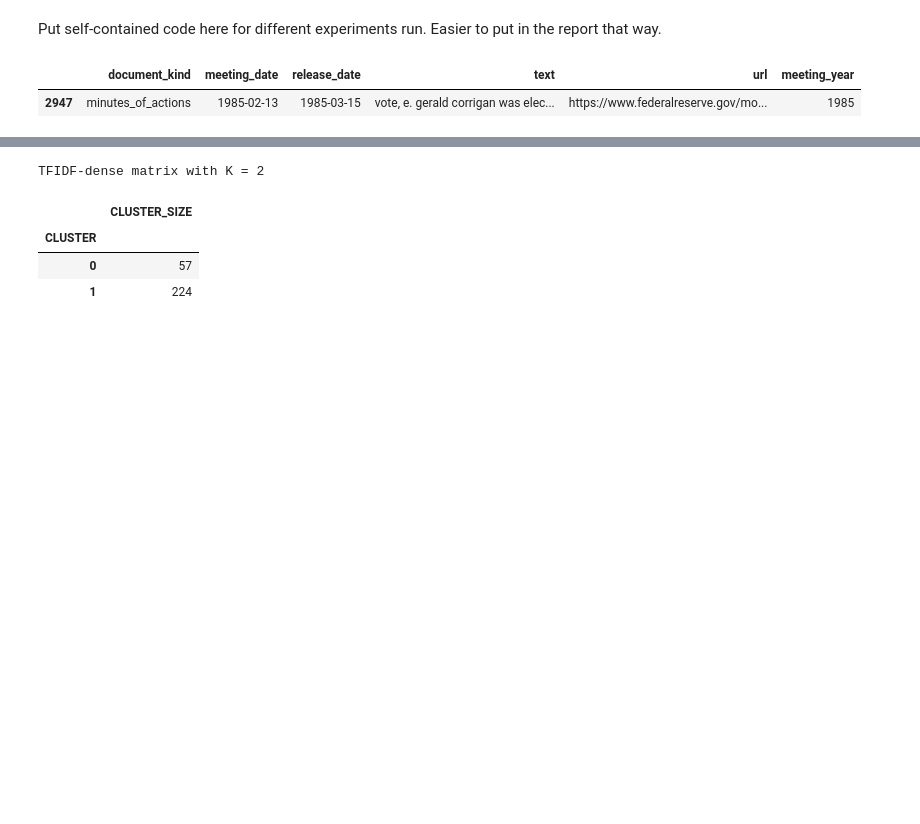
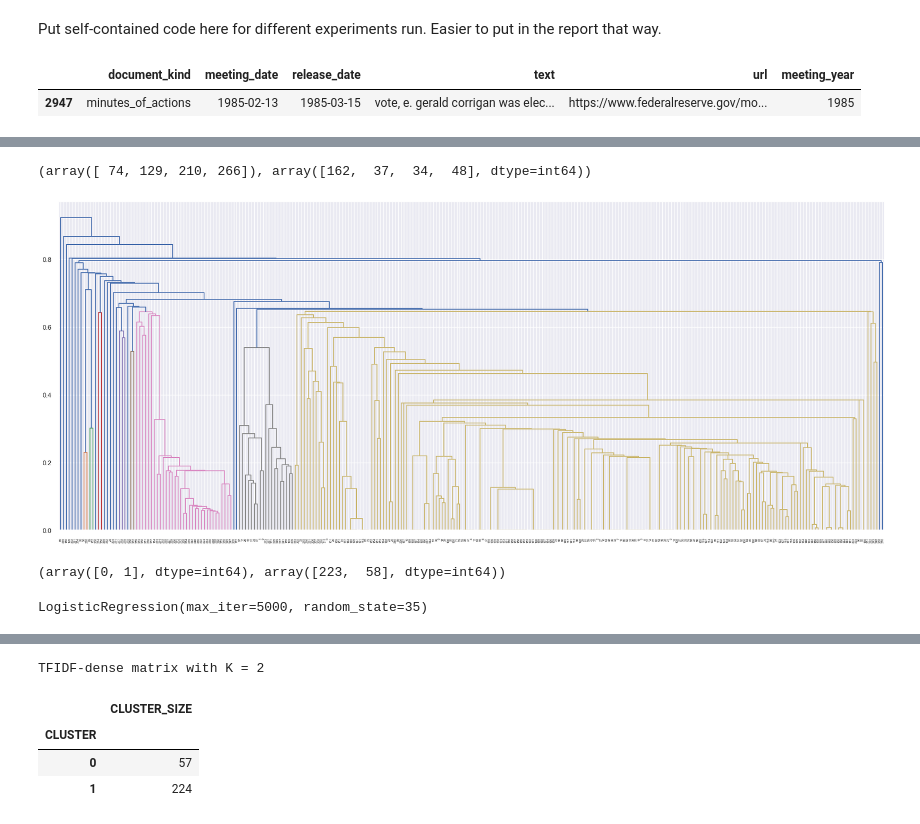
Before and after one commit to uday-31/regime-modeling-with-NLP, a Jupyter notebook: test_prajakta.ipynb, the cells around one changed output, grey strips where cells are left out. Cells and saved outputs as stored; diff of their text form; code cells hidden in the pictures; blank space fills up the shorter version.

```diff
--- a/test_prajakta.ipynb
+++ b/test_prajakta.ipynb
@@ -224,0 +267,17 @@ def fit_kmeans(corpus, dictionary, K=3, word_cloud = True, to_array=False):
+# %%
+np.unique(proto_obj[:,1], return_counts = True)
+# %% [output]
+(array([ 74, 129, 210, 266]), array([162,  37,  34,  48], dtype=int64))
+# %%
+from scipy.cluster.hierarchy import dendrogram, linkage, fcluster
+Z = linkage(corpus_tfidf_dense, metric="cosine", method="single")
+fig = plt.figure(figsize=(25, 10))
+dn = dendrogram(Z)
+# %% [output]
+[figure, added]
+# %%
+from sklearn.cluster import AgglomerativeClustering
+clustering = AgglomerativeClustering(linkage="complete", metric="cosine").fit(corpus_tfidf_dense)
+np.unique(clustering.labels_, return_counts=True)
+# %% [output]
+(array([0, 1], dtype=int64), array([223,  58], dtype=int64))
@@ -224,0 +291,4 @@ def fit_kmeans(corpus, dictionary, K=3, word_cloud = True, to_array=False):
+# %%
+clf.fit(corpus_tfidf_dense, cluster_labels)
+# %% [output]
+LogisticRegression(max_iter=5000, random_state=35)
```
Also changed, not shown: parts of 15 cells of this notebook, 2 other files.
